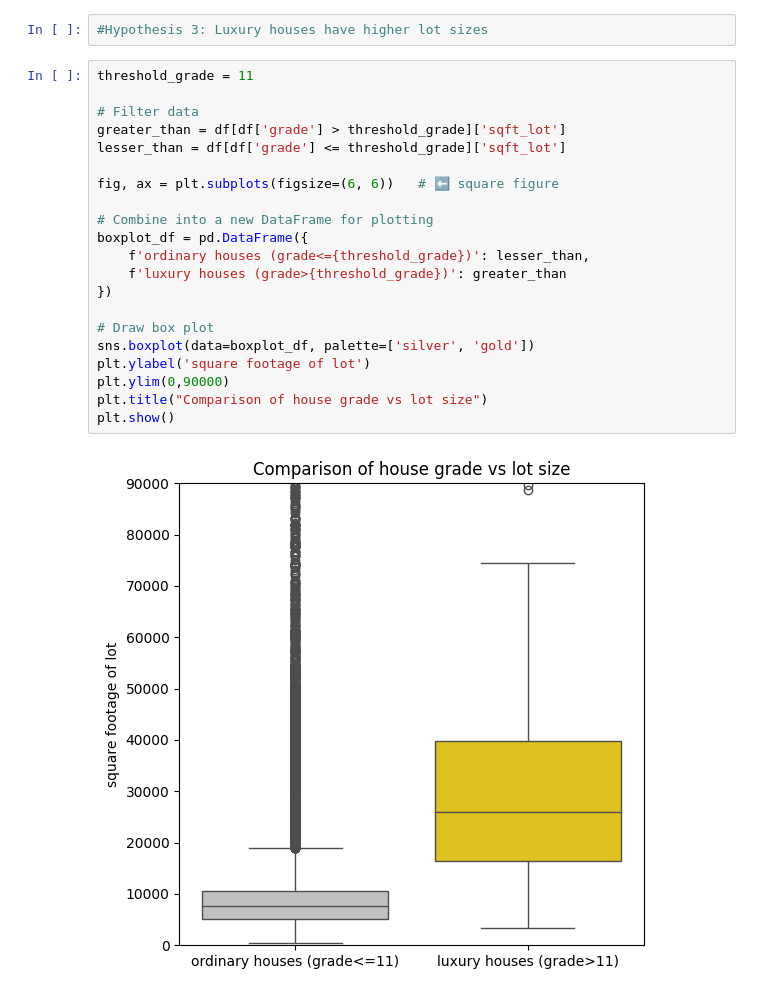
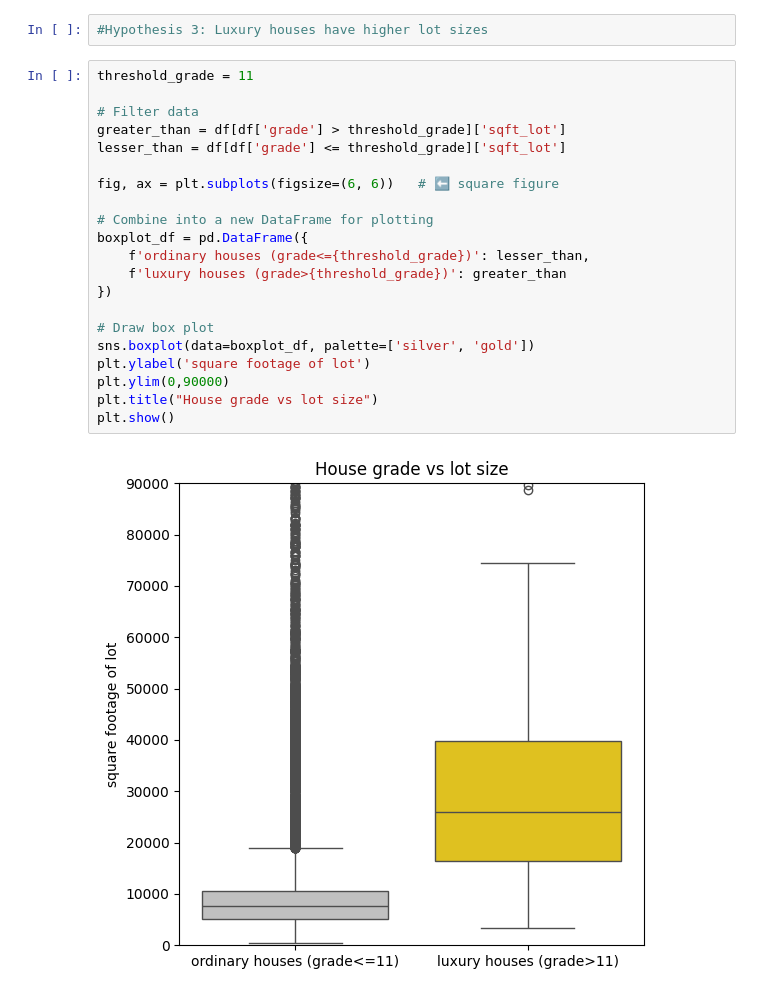
Before and after one commit to sarathisisme/eda_project, a Jupyter notebook: EDA.ipynb, the cells around one changed output. Drawn from its saved outputs; the diff is of its cells as text.

Commit message:
improved hypothesis 3 graph

```diff
--- a/EDA.ipynb
+++ b/EDA.ipynb
@@ -295,23 +295,23 @@ plt.show()
 # %%
 threshold_grade = 11
 
 # Filter data
 greater_than = df[df['grade'] > threshold_grade]['sqft_lot']
 lesser_than = df[df['grade'] <= threshold_grade]['sqft_lot']
 
 fig, ax = plt.subplots(figsize=(6, 6))   # ⬅️ square figure
 
 # Combine into a new DataFrame for plotting
 boxplot_df = pd.DataFrame({
     f'ordinary houses (grade<={threshold_grade})': lesser_than,
     f'luxury houses (grade>{threshold_grade})': greater_than
 })
 
 # Draw box plot
 sns.boxplot(data=boxplot_df, palette=['silver', 'gold'])
 plt.ylabel('square footage of lot')
 plt.ylim(0,90000)
-plt.title("Comparison of house grade vs lot size")
+plt.title("House grade vs lot size")
 plt.show()
 # %% [output]
-[figure, old version]
+[figure, new version]
```
Also changed, not shown: parts of 1 cell of this notebook.
